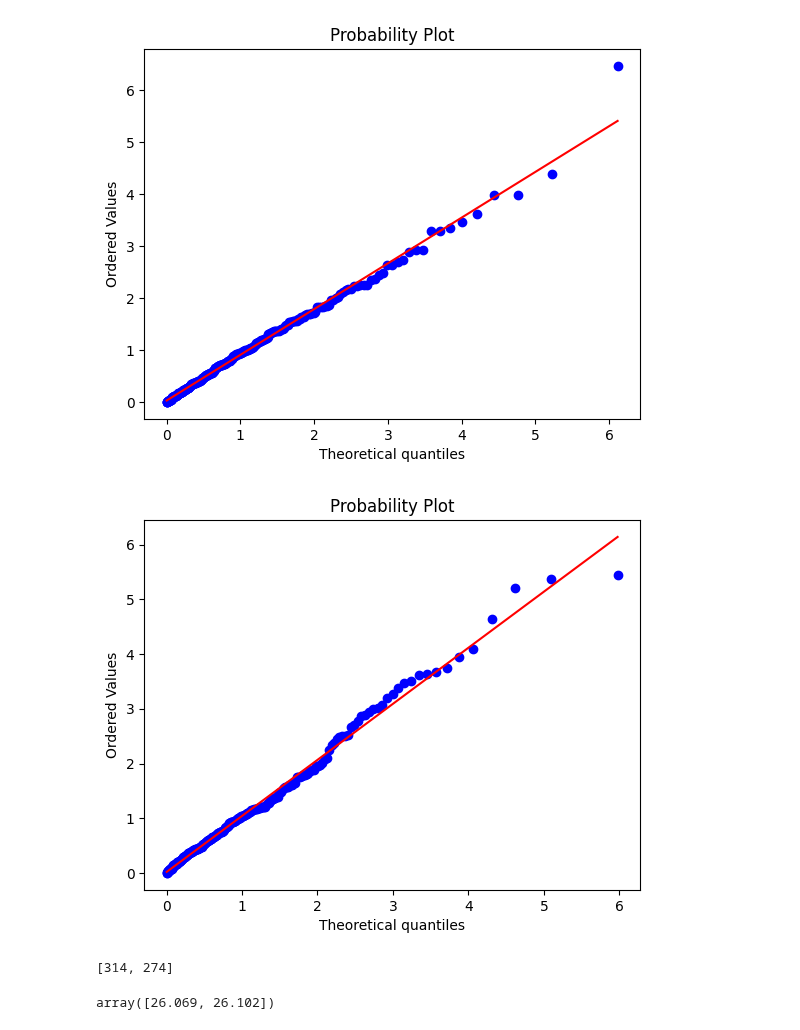
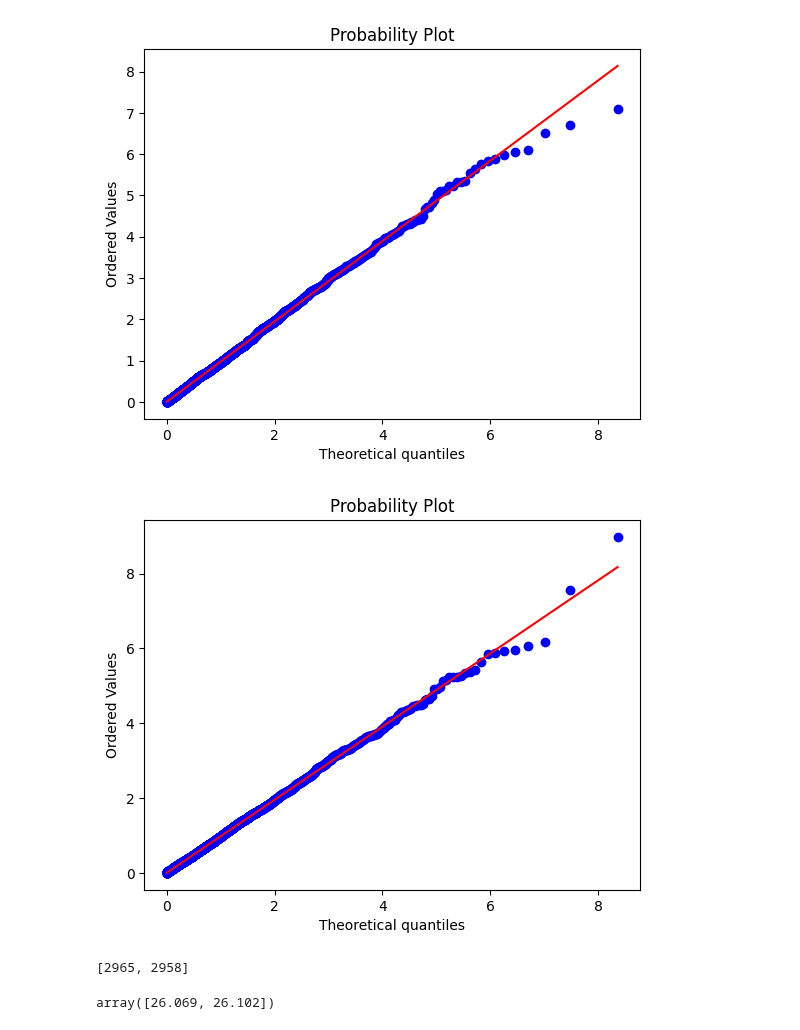
Before and after one commit to gaetanX21/hf-volatility, a Jupyter notebook: src/utils/simulate_gaetan.ipynb, the cells around one changed output. Saved outputs shown, nothing was run; the diff lists cells and outputs as text; code cells hidden in the pictures.

```diff
--- a/src/utils/simulate_gaetan.ipynb
+++ b/src/utils/simulate_gaetan.ipynb
@@ -7,20 +16,22 @@ import pandas as pd
 # %%
 n_proc = 2
 mus = [0.16]*n_proc
 alphas = [[0.024]*n_proc for _ in range(n_proc)]
 betas = [[0.11]*n_proc for _ in range(n_proc)]
 
 
-T = 1000
+T = 10000
 hawkes = MultiHawkesProcess(mus, alphas, betas)
 events = hawkes.simulate(T)
+hawkes.plot_QQ(events)
 # %% [output]
-[figure, old version]
+[figure, new version]
-[figure, old version]
+[figure, new version]
-# %%
-print(n_events)
-# %% [output]
-[314, 274]
+# %%
+n_events = [len(events[i]) for i in range(n_proc)]
+print(n_events)
+# %% [output]
+[2965, 2958]
 # %%
 final = []
 for _ in range(100):
```
Also changed, not shown: parts of 2 cells of this notebook, 2 other files.
